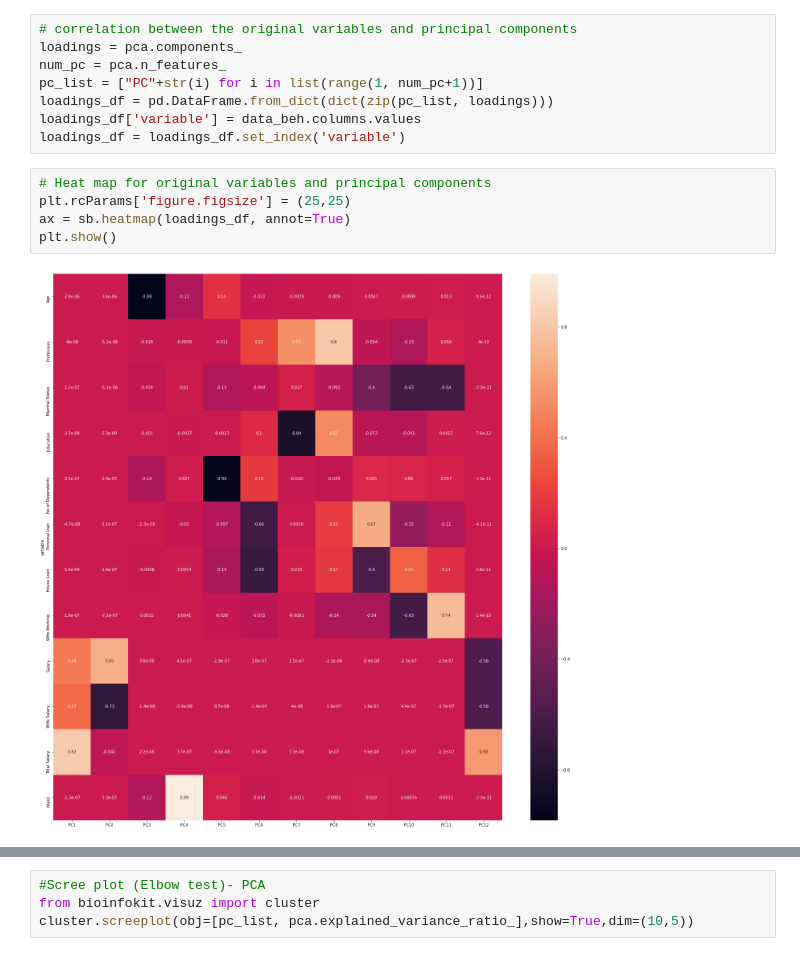
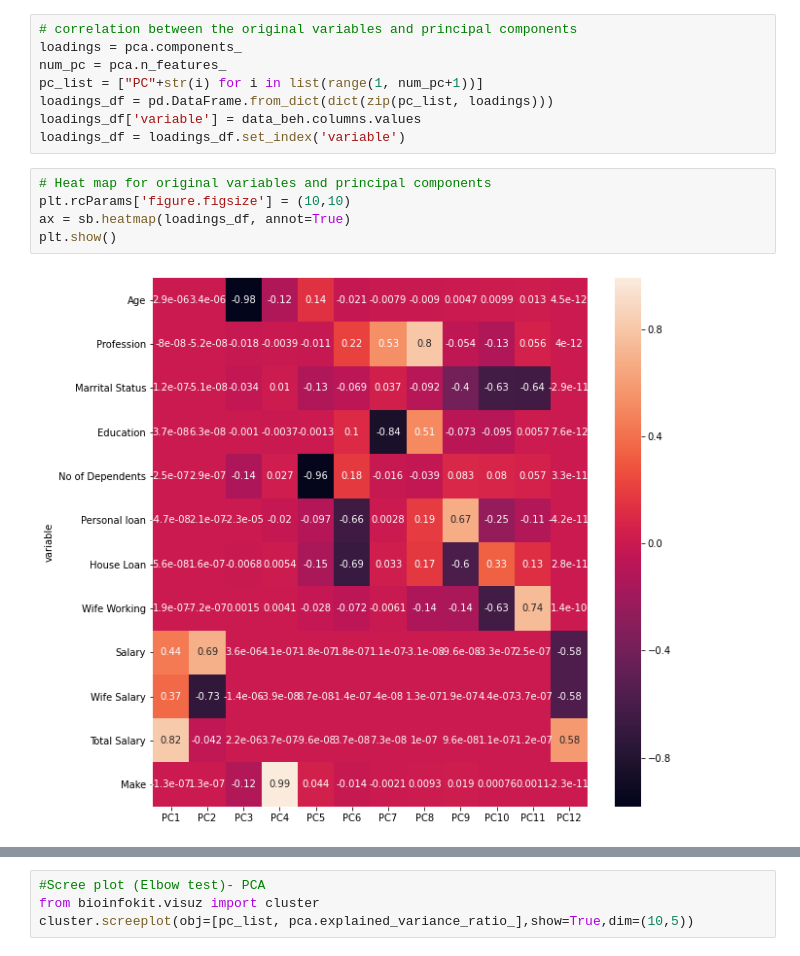
Before and after one commit to VarunIyengar/Team-Varun-Project-2, a Jupyter notebook: Varun.ipynb, the cells around one changed output, grey strips where cells are left out. Cells and saved outputs as stored; diff of their text form.

```diff
--- a/Varun.ipynb
+++ b/Varun.ipynb
@@ -649,10 +654,10 @@ loadings_df['variable'] = data_beh.columns.values
 loadings_df = loadings_df.set_index('variable')
 # %%
 # Heat map for original variables and principal components
-plt.rcParams['figure.figsize'] = (25,25)
+plt.rcParams['figure.figsize'] = (10,10)
 ax = sb.heatmap(loadings_df, annot=True)
 plt.show()
 # %% [output]
-[figure, old version]
+[figure, new version]
 # %%
 from sklearn.cluster import KMeans
```
Also changed, not shown: parts of 11 cells of this notebook.
